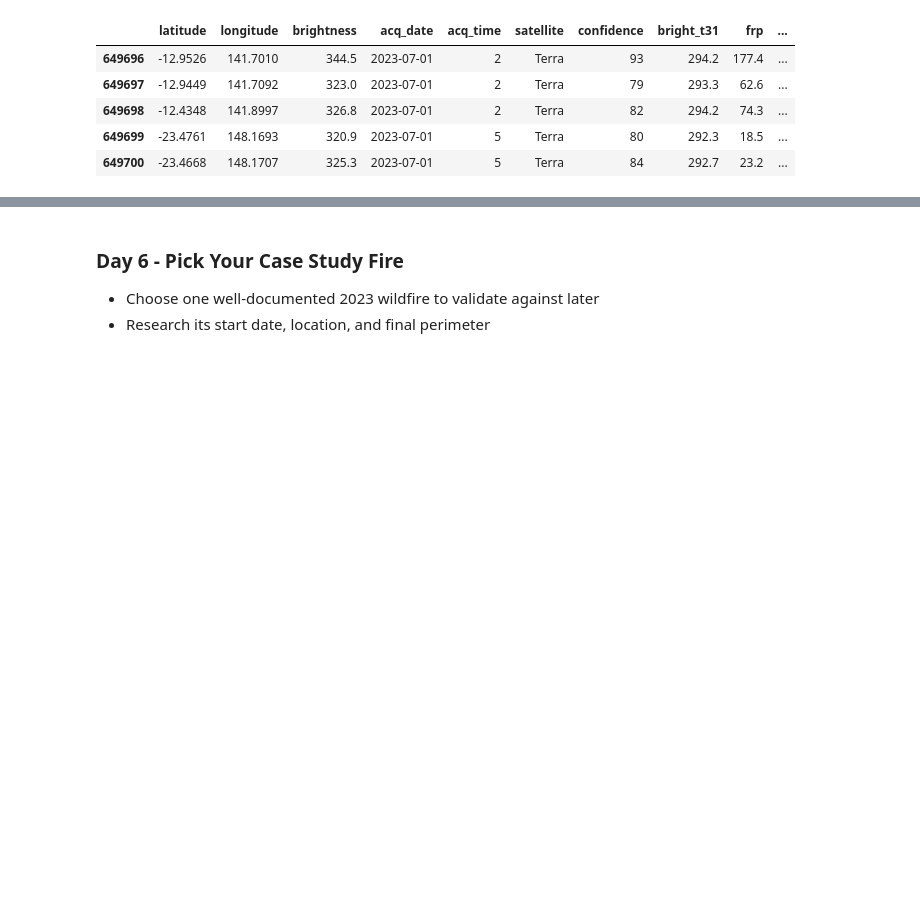
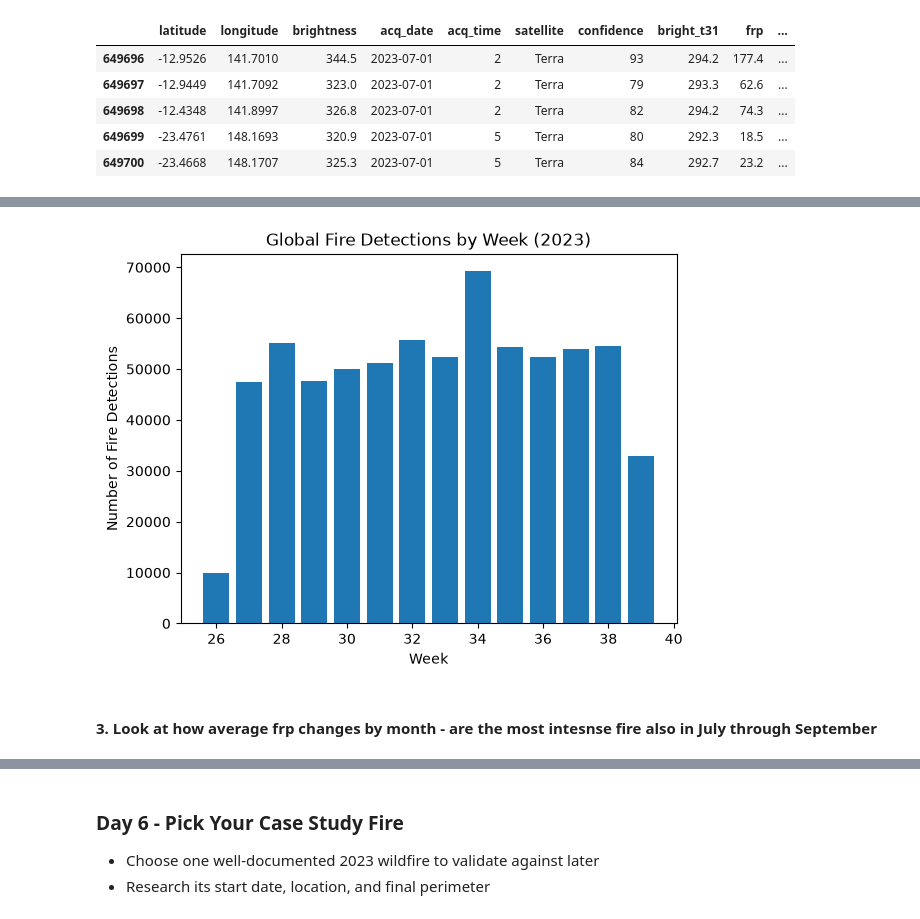
Before and after one commit to pratham2021/wildfire-spread-model, a Jupyter notebook: notebooks/01_data_exploration.ipynb, the cells around one changed output, grey strips where cells are left out. Drawn from its saved outputs; the diff is of its cells as text; code cells hidden in the pictures; blank space fills up the shorter version.

```diff
--- a/notebooks/01_data_exploration.ipynb
+++ b/notebooks/01_data_exploration.ipynb
@@ -262,0 +303,3 @@ m.save("fire_detection_visualization.html")
+# %%
+# Extract the week number from acq_date into a newe column called week
+cleaned_fire_df['week'] = cleaned_fire_df['acq_date'].dt.isocalendar().week
@@ -262,0 +326,14 @@ m.save("fire_detection_visualization.html")
+# %%
+weeks = cleaned_fire_df['week'].unique().tolist()
+detections = cleaned_fire_df.groupby('week').size().tolist()
+# %%
+# Plot as a vertical bar chart with week number on the x-axis and detection count on the y-axis
+plt.bar(weeks, detections)
+plt.title('Global Fire Detections by Week (2023)')
+plt.xlabel('Week')
+plt.ylabel('Number of Fire Detections')
+plt.show()
+# %% [output]
+[figure, added]
+# %% [markdown]
+#### 3. Look at how average frp changes by month - are the most intesnse fire also in July through September
```
Also changed, not shown: parts of 35 cells of this notebook.
